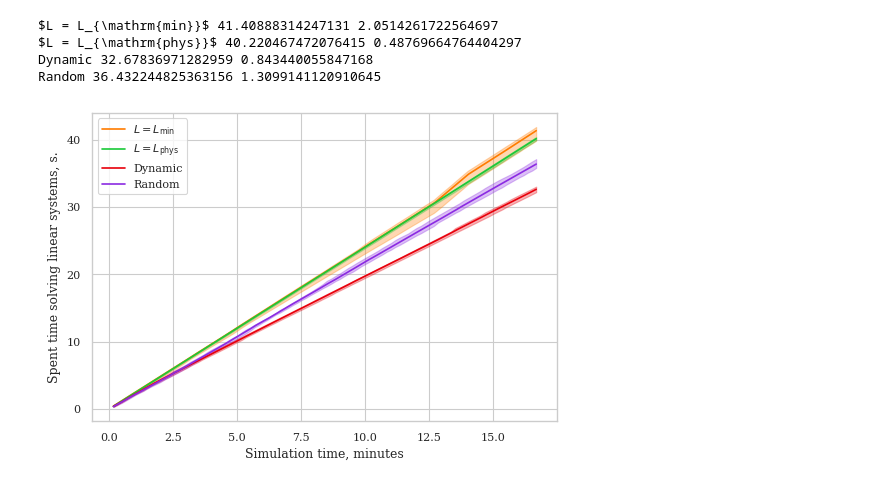
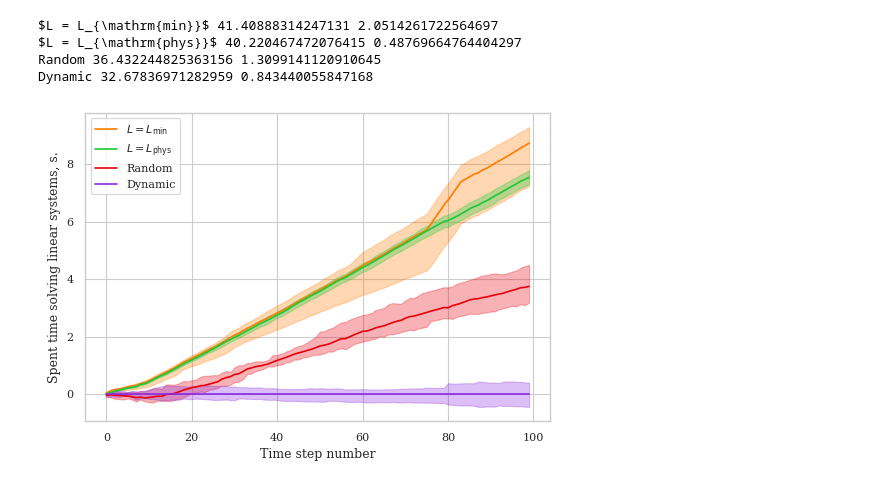
Before and after one commit to Yuriyzabegaev/solver_selector, a Jupyter notebook: examples/1/results_1_poro.ipynb, the cells around one changed output. Cells and saved outputs as stored; diff of their text form; code cells hidden in the pictures.

```diff
--- a/examples/1/results_1_poro.ipynb
+++ b/examples/1/results_1_poro.ipynb
@@ -104,8 +109,0 @@ $L = L_{\mathrm{phys}}$ 0
-# %%
-for i in range(NUM_SIMS):
-    for name, values in data.items():
-        plt.figure()
-        value = values[i]
-        num_iters = make_num_linear_iters(value)
-        plt.plot(num_iters, label=name, alpha=0.7)
-        plt.legend()
@@ -156,7 +148,10 @@ $L = L_{\mathrm{phys}}$ 0
 color_iter = -1
 plt.figure(figsize=(6, 3))
 for name, values in data.items():
-    results = [make_solve_linear_system_time(value) for value in values]
+    results = [make_solve_linear_system_time(perf, converged=CONVERGED) for perf in values]
+    x = np.arange(len(results[0]))
+    if USE_SIMULATED_TIME:
+        x = make_simulation_time(values[0], converged=CONVERGED) / MINUTE
     color_iter += 1
     make_label = True
     total = []
@@ -164,14 +159,14 @@ for name, values in data.items():
         result = np.cumsum(result)
         total.append(result[-1])
         if make_label:
-            plt.plot(result, color=f"C{color_iter}", label=name)
+            plt.plot(x, result, color=f"C{color_iter}", label=name)
             make_label = False
         else:
-            plt.plot(result, color=f"C{color_iter}")
+            plt.plot(x, result, color=f"C{color_iter}")
     print(name, np.mean(total), np.max(total) - np.min(total))
 
 plt.legend()
-plt.xlabel("Time step number")
+plt.xlabel(X_LABEL)
 plt.ylabel("Spent time solving linear systems, s.")
 if save_media_path is not None:
     plt.savefig(save_media_path / "poro_performance.pdf", bbox_inches="tight")
@@ -184,6 +237,4 @@ Random 36.432244825363156 1.3099141120910645
 # %%
-MINUTE = 60
-
 color_iter = 0
 plt.figure(figsize=(6, 4))
 for name, values in data.items():
@@ -192,48 +243,49 @@ for name, values in data.items():
     color_iter += 1
 
     for perf in values:
-        results.append(
-            np.cumsum(
-                sum_per_time_step(
-                    make_solve_linear_system_time(perf, converged=CONVERGED),
-                    perf,
-                    converged=CONVERGED,
-                )
+        res = np.cumsum(
+            sum_per_time_step(
+                make_solve_linear_system_time(perf, converged=CONVERGED),
+                perf,
+                converged=CONVERGED,
             )
         )
-        times.append(make_simulation_time(perf, converged=CONVERGED))
+
+        results.append(res)
+        if USE_SIMULATED_TIME:
+            times.append(make_simulation_time(perf, converged=CONVERGED) / MINUTE)
+        else:
+            times.append(np.arange(len(res)))
+
 
     total = []
     t_end = []
     interp_data_list = []
     x_space = np.linspace(times[0][0], times[0][-1], 1000)
     for time, result in zip(times, results):
         total.append(result[-1])
         t_end.append(time[-1])
 
         interp_data_list.append(np.interp(x_space, time, result))
 
-    interp_data = np.array(interp_data_list)
+    interp_data = np.array(interp_data_list) - best
     max_ = np.max(interp_data, axis=0)
     min_ = np.min(interp_data, axis=0)
     mean = np.mean(interp_data, axis=0)
-    x_space /= MINUTE
     plt.fill_between(x_space, min_, max_, color=f"C{color_iter}", alpha=0.3)
     plt.plot(x_space, mean, color=f"C{color_iter}", label=name)
     print(name, np.mean(total), np.max(total) - np.min(total))
-    if name == 'Dynamic':
-        best = mean
     assert np.allclose(t_end, t_end[0], rtol=1e-10)
 
 plt.legend()
-plt.xlabel("Simulation time, minutes")
+plt.xlabel(X_LABEL)
 plt.ylabel("Spent time solving linear systems, s.")
 
 if save_media_path is not None:
     plt.savefig(save_media_path / "thermal_performance.pdf", bbox_inches="tight")
 # %% [output]
 $L = L_{\mathrm{min}}$ 41.40888314247131 2.0514261722564697
 $L = L_{\mathrm{phys}}$ 40.220467472076415 0.48769664764404297
+Random 36.432244825363156 1.3099141120910645
 Dynamic 32.67836971282959 0.843440055847168
-Random 36.432244825363156 1.3099141120910645
-[figure, old version]
+[figure, new version]
```
Also changed, not shown: parts of 8 cells of this notebook, 7 other files.
